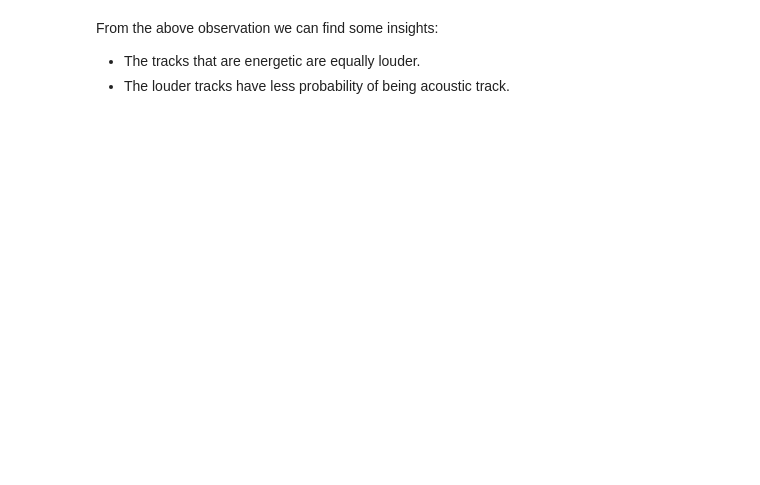
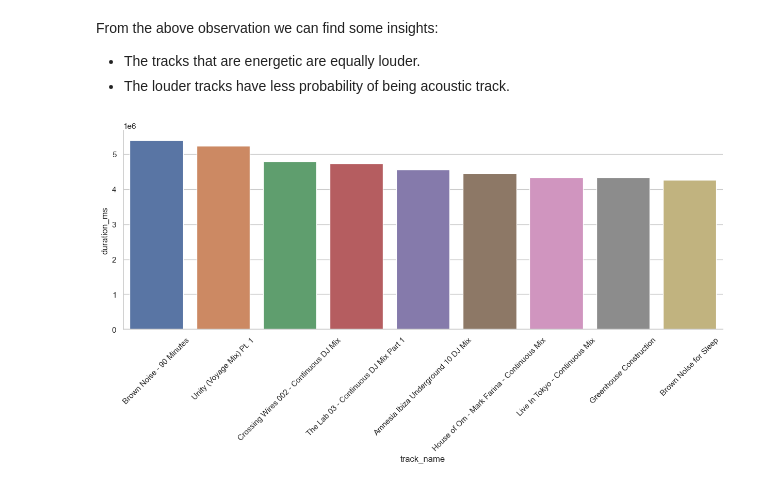
Before and after one commit to keerthivasan721/Spotify-Music-Recommedation-system, a Jupyter notebook: data_preprocess.ipynb, the cells around one changed output. Saved outputs shown, nothing was run; the diff lists cells and outputs as text; code cells hidden in the pictures; blank space fills up the shorter version.

Commit message:
normalized the values

```diff
--- a/data_preprocess.ipynb
+++ b/data_preprocess.ipynb
@@ -7,7 +7,8 @@ import os
 import scipy
 import warnings
 warnings.filterwarnings("ignore")
-sns.set_theme(style='whitegrid')
+sns.set_theme(style='darkgrid')
+import re
 # %%
 data = pd.read_csv("Dataset/final_data.csv")
 # %% [markdown]
@@ -217,3 +246,11 @@ numerical.corr(method= 'spearman')
 From the above observation we can find some insights:
 - The tracks that are energetic are equally louder.
 - The louder tracks have less probability of being acoustic track.
+# %%
+longest_songs = data[['artist','track_name','duration_ms']].sort_values(by='duration_ms', ascending=False)[:10]
+plt.figure(figsize= (15,5))
+sns.barplot(x= 'track_name', y='duration_ms', data= longest_songs)
+plt.xticks(rotation = 45)
+sns.despine()
+# %% [output]
+[figure, added]
```
Also changed, not shown: parts of 25 cells of this notebook, 1 other file.
